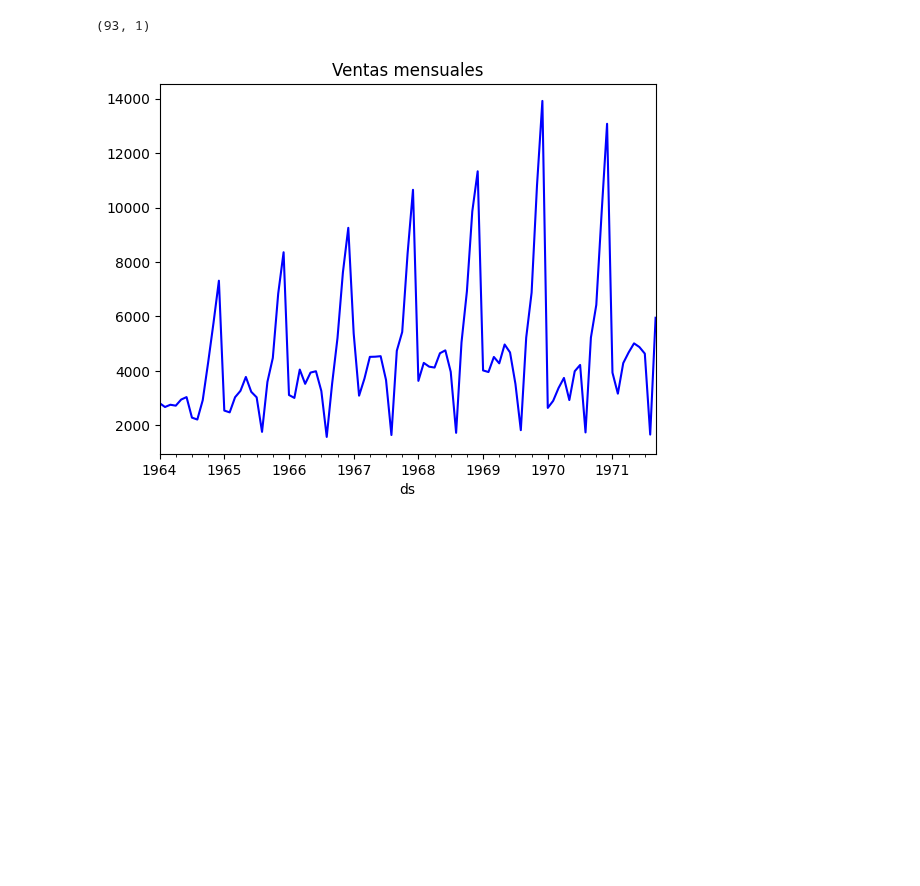
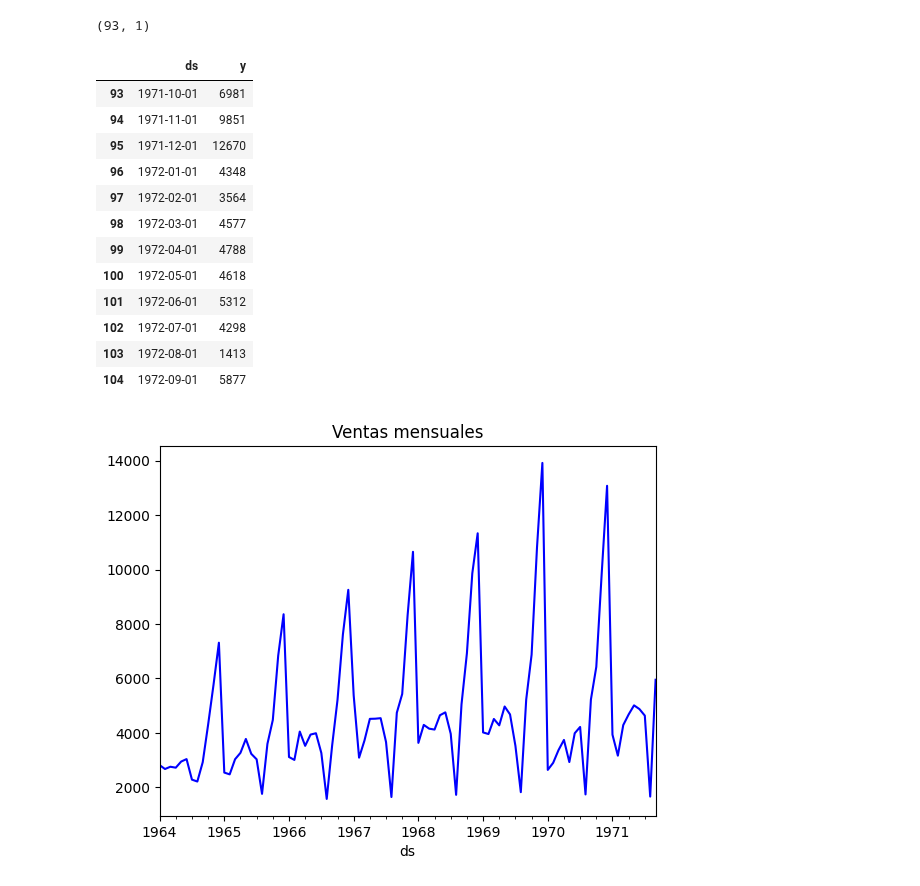
Before and after one commit to AngelBriFi/TareasTransfer, a Jupyter notebook: MNA_IAyAA_Series_de_Tiempo_SARIMA_Prophet_LSTM_2025.ipynb, the cells around one changed output. Drawn from its saved outputs; the diff is of its cells as text; code cells hidden in the pictures; blank space fills up the shorter version.

```diff
--- a/MNA_IAyAA_Series_de_Tiempo_SARIMA_Prophet_LSTM_2025.ipynb
+++ b/MNA_IAyAA_Series_de_Tiempo_SARIMA_Prophet_LSTM_2025.ipynb
@@ -150,6 +148,22 @@ test = df_temp.iloc[-12:,:]   # Seleccionamos los datos del último año para pr
 train.shape
 # %% [output]
 (93, 1)
+# %%
+test
+# %% [output]
+|  | ds | y |
+| 93 | 1971-10-01 | 6981 |
+| 94 | 1971-11-01 | 9851 |
+| 95 | 1971-12-01 | 12670 |
+| 96 | 1972-01-01 | 4348 |
+| 97 | 1972-02-01 | 3564 |
+| 98 | 1972-03-01 | 4577 |
+| 99 | 1972-04-01 | 4788 |
+| 100 | 1972-05-01 | 4618 |
+| 101 | 1972-06-01 | 5312 |
+| 102 | 1972-07-01 | 4298 |
+| 103 | 1972-08-01 | 1413 |
+| 104 | 1972-09-01 | 5877 |
 # %%
 # Gráfico con la periodicidad mensual:
 train['y'].plot(title='Ventas mensuales', style='-b')
```
Also changed, not shown: parts of 18 cells of this notebook.
